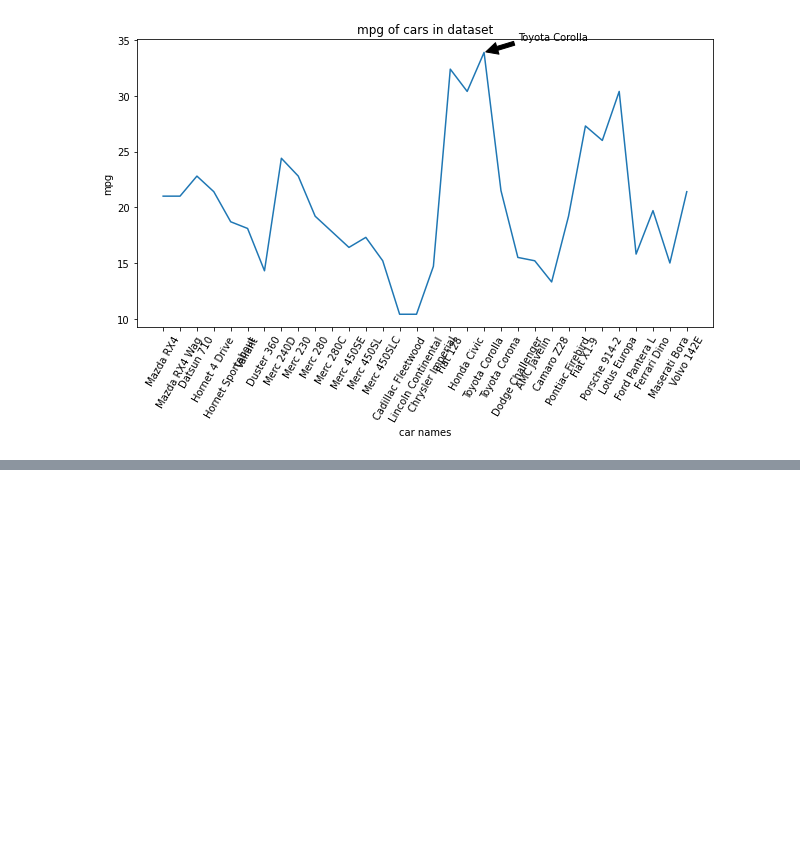
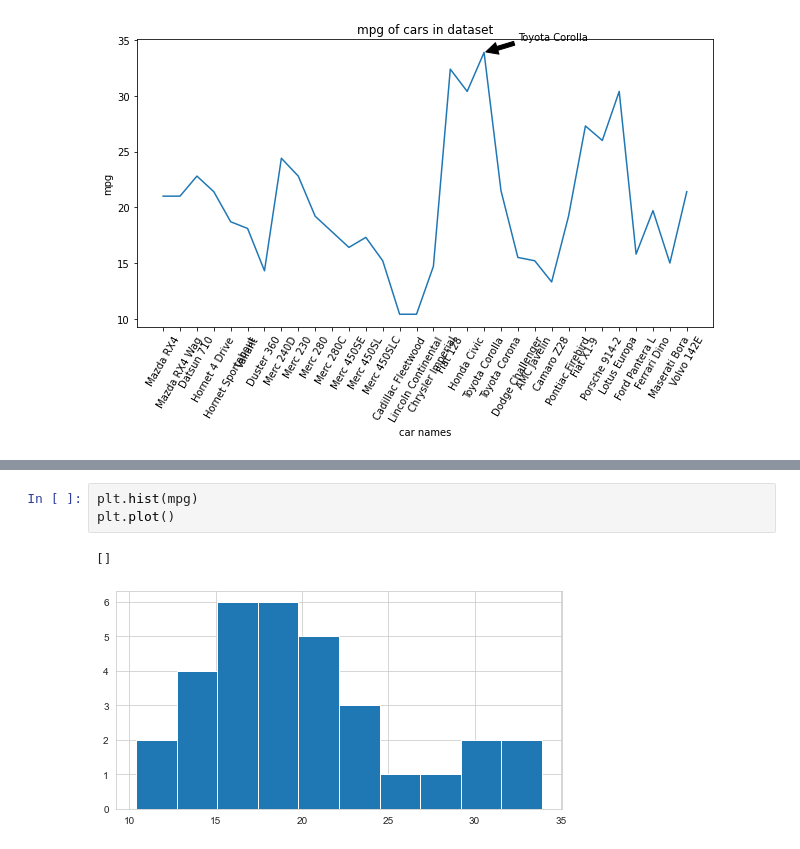
Before and after one commit to theodoredyer/DS-ML-Learning, a Jupyter notebook: DSET/Datavis101.ipynb, the cells around one changed output, grey strips where cells are left out. Saved outputs shown, nothing was run; the diff lists cells and outputs as text; blank space fills up the shorter version.

```diff
--- a/DSET/Datavis101.ipynb
+++ b/DSET/Datavis101.ipynb
@@ -187,0 +229,6 @@ Text(21, 35, 'Toyota Corolla')
+# %%
+plt.hist(mpg)
+plt.plot()
+# %% [output]
+[]
+[figure, added]
```
Also changed, not shown: parts of 14 cells of this notebook, 2 other files.
